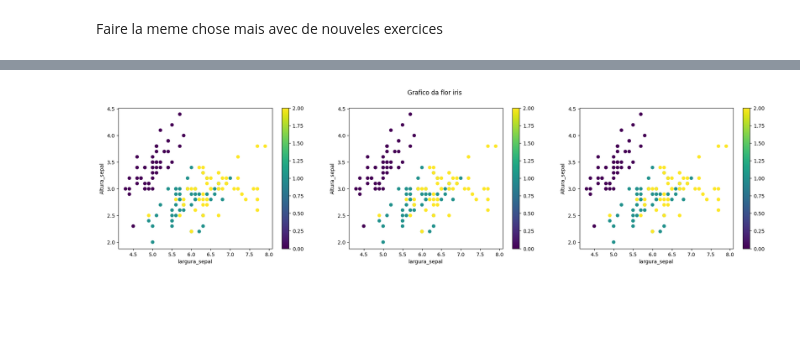
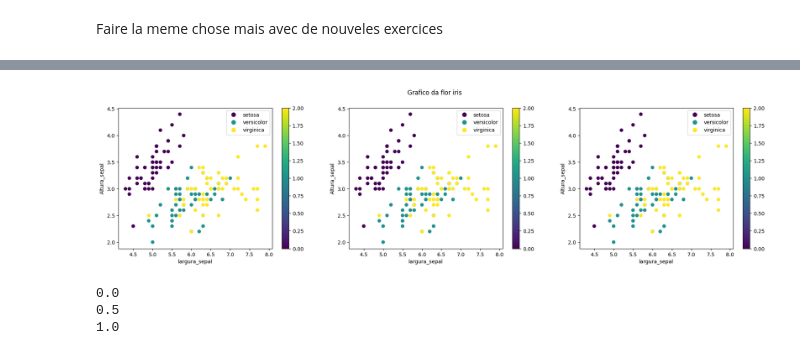
Before and after one commit to kingsonPaxe/Mes-Formation-de-Python-Special-Machine-Learning, a Jupyter notebook: leçon15 - Graphiques importantes!/Leçon avec machinelearnia.ipynb, the cells around one changed output, grey strips where cells are left out. Drawn from its saved outputs; the diff is of its cells as text; code cells hidden in the pictures; blank space fills up the shorter version.

```diff
--- a/leçon15 - Graphiques importantes!/Leçon avec machinelearnia.ipynb
+++ b/leçon15 - Graphiques importantes!/Leçon avec machinelearnia.ipynb
@@ -244,9 +232,7 @@ def graphique(datasets, targets, colunas, linhas):
         ax.set_title(f'Feature {i % len(datasets[0])} vs Feature {(i + 1) % len(datasets[0])}')
 
     # Adicionar legenda única com nomes das classes
-    handles = [plt.Line2D([0], [0], marker='o', color='w', label=name,
-                          markerfacecolor=plt.cm.viridis(i / len(names)), markersize=10)
-               for i, name in enumerate(names)]
+    handles = [plt.Line2D([0], [0], marker='o', color='w', label=name,markerfacecolor=plt.cm.viridis(i / len(names)), markersize=10) for i, name in enumerate(names)]
     figure.legend(handles=handles, loc='upper right', title="Classes")
 
     plt.tight_layout()
@@ -579,32 +567,3 @@ array([12, 15, 17, 18, 20, 22])
 # Exercicio 15
 # %% [markdown]
 Faire la meme chose mais avec de nouveles exercices
-# %%
-figure = plt.figure(figsize=(23,5))
-figure.suptitle("Grafico da flor iris")
-figure.add_subplot(131)
-
-plt.scatter(x1[:,0], x1[:,1],c = target)
-plt.xlabel('largura_sepal')
-plt.legend()
-plt.ylabel('Altura_sepal')
-plt.title("Fig1:Original")
-plt.colorbar()
-
-
-figure.add_subplot(132)
-plt.scatter(x1[:,0], x1[:,1],c = target, alpha = 0.5)
-plt.xlabel('largura_sepal')
-
-plt.ylabel('Altura_sepal')
-plt.title("Fig2:Transparência em 50%")
-plt.colorbar()
-
-figure.add_subplot(133)
-plt.scatter(x1[:,0], x1[:,1],c = target, alpha = 0.5, s = 100)
-
-plt.xlabel('largura_sepal')
-plt.ylabel('Altura_sepal')
-plt.title("Fig3: Aumentando a espeçura do ponto")
-plt.colorbar()
-plt.show(figure)
@@ -613,19 +570,28 @@ plt.show(figure)
 # %%
 def graphique(datasets, colunas, line):
     figure = plt.figure(figsize=(23,5))
     figure.suptitle("Grafico da flor iris")
 
-    for linha in range(1,line):
-        figure.add_subplot(1,colunas,linha)
+    for linha in range(line * colunas):
+        figure.add_subplot(1,colunas,linha+1)
         plt.scatter(datasets[:,0],datasets[:,1], c = target)
         plt.xlabel('largura_sepal')
         plt.ylabel('Altura_sepal')
+        handles = [plt.Line2D([0], [0], marker='o', color="w",label=name,markerfacecolor=plt.cm.viridis(i/2), markersize=10) for i, name in enumerate(names)]
+        plt.legend(handles = handles)
         plt.colorbar()
 
-
+    # figure.legend(title = "classe",labels=names, handles=handles)
 
     plt.show()
 
-graphique(x1,3, 4)
+graphique(x1,3, 1)
 # %% [output]
-[figure, old version]
+[figure, new version]
+# %%
+for i, name in enumerate(names):
+    print(i/2)
+# %% [output]
+0.0
+0.5
+1.0
```
Also changed, not shown: parts of 5 cells of this notebook, 8 other files.
